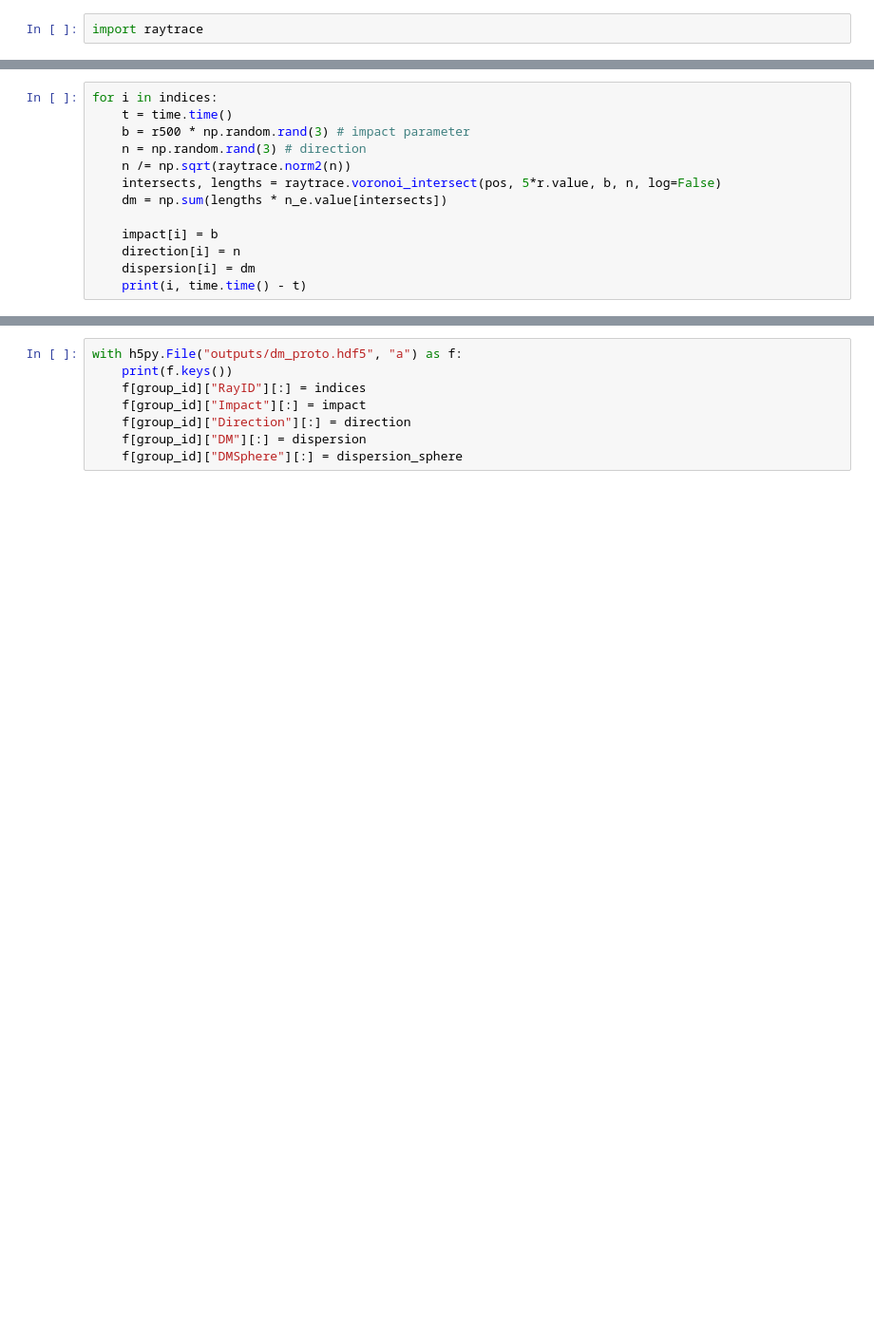
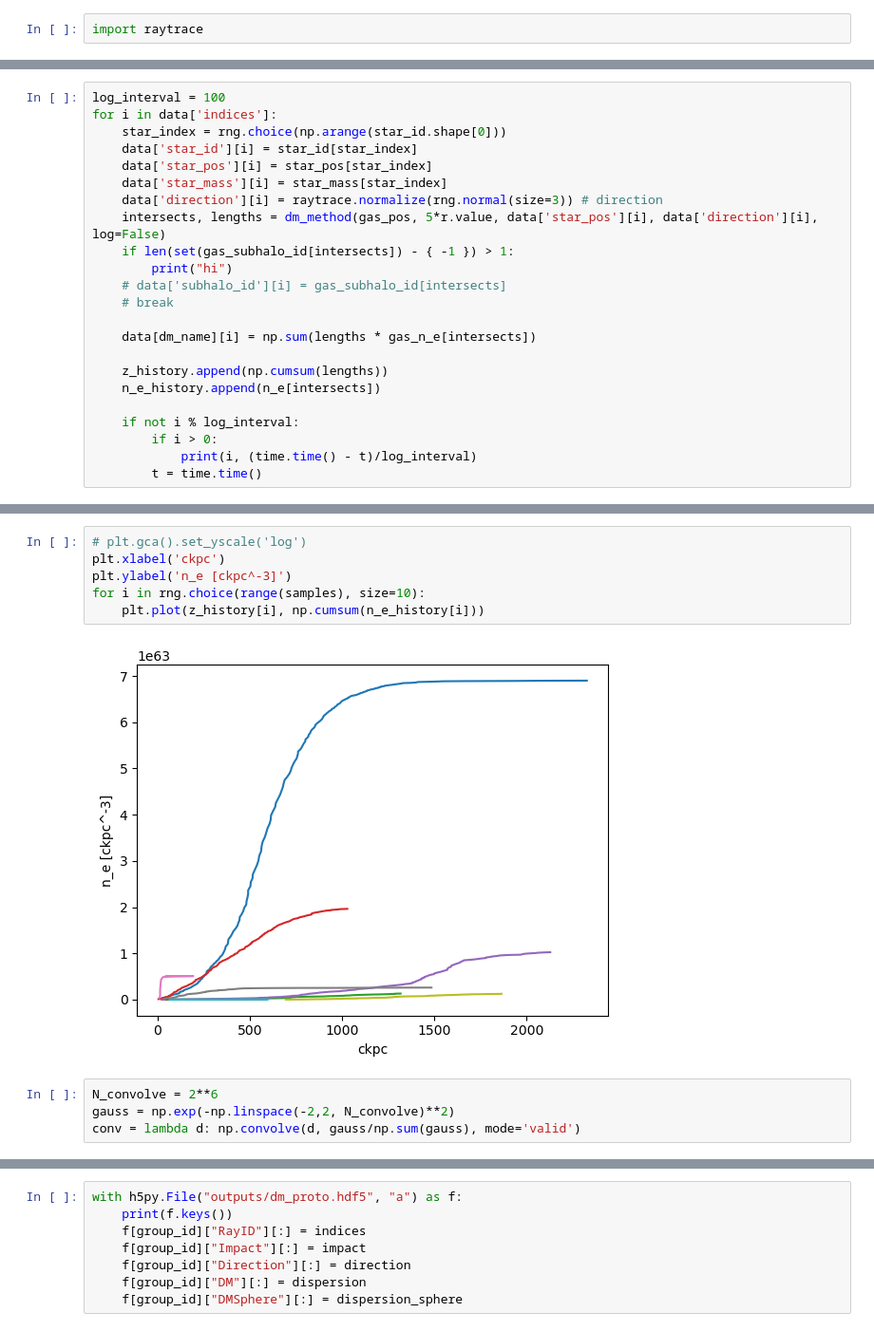
Before and after one commit to xingyzt/halotrace, a Jupyter notebook: dm_prototype.ipynb, the cells around one changed output, grey strips where cells are left out. Shown at 95% size. Cells and saved outputs as stored; diff of their text form; blank space fills up the shorter version.

```diff
--- a/dm_prototype.ipynb
+++ b/dm_prototype.ipynb
@@ -43,14 +71,24 @@ dispersion_sphere = np.zeros(samples, dtype=np.float64)
 # %%
-for i in indices:
-    t = time.time()
-    b = r500 * np.random.rand(3) # impact parameter
-    n = np.random.rand(3) # direction
-    n /= np.sqrt(raytrace.norm2(n))
-    intersects, lengths = raytrace.voronoi_intersect(pos, 5*r.value, b, n, log=False)
-    dm = np.sum(lengths * n_e.value[intersects])
+log_interval = 100
+for i in data['indices']:
+    star_index = rng.choice(np.arange(star_id.shape[0]))
+    data['star_id'][i] = star_id[star_index]
+    data['star_pos'][i] = star_pos[star_index]
+    data['star_mass'][i] = star_mass[star_index]
+    data['direction'][i] = raytrace.normalize(rng.normal(size=3)) # direction
+    intersects, lengths = dm_method(gas_pos, 5*r.value, data['star_pos'][i], data['direction'][i], log=False)
+    if len(set(gas_subhalo_id[intersects]) - { -1 }) > 1:
+        print("hi")
+    # data['subhalo_id'][i] = gas_subhalo_id[intersects]
+    # break
 
-    impact[i] = b
-    direction[i] = n
-    dispersion[i] = dm
-    print(i, time.time() - t)
+    data[dm_name][i] = np.sum(lengths * gas_n_e[intersects])
+
+    z_history.append(np.cumsum(lengths))
+    n_e_history.append(n_e[intersects])
+
+    if not i % log_interval:
+        if i > 0:
+            print(i, (time.time() - t)/log_interval)
+        t = time.time()
 # %% [output]
@@ -73,0 +120,12 @@ for i in indices:
+# %%
+# plt.gca().set_yscale('log')
+plt.xlabel('ckpc')
+plt.ylabel('n_e [ckpc^-3]')
+for i in rng.choice(range(samples), size=10):
+    plt.plot(z_history[i], np.cumsum(n_e_history[i]))
+# %% [output]
+[figure, added]
+# %%
+N_convolve = 2**6
+gauss = np.exp(-np.linspace(-2,2, N_convolve)**2)
+conv = lambda d: np.convolve(d, gauss/np.sum(gauss), mode='valid')
```
Also changed, not shown: parts of 13 cells of this notebook, 4 other files.
